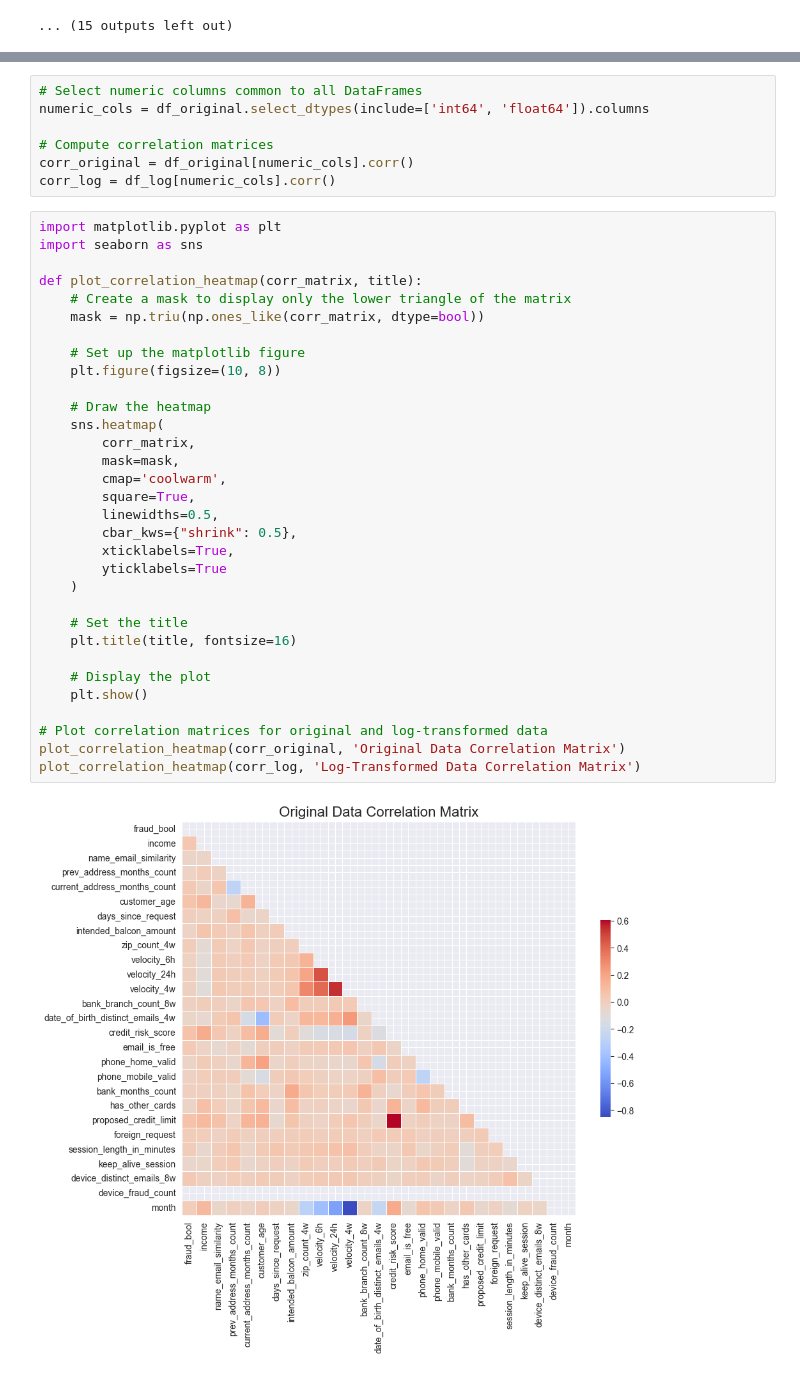
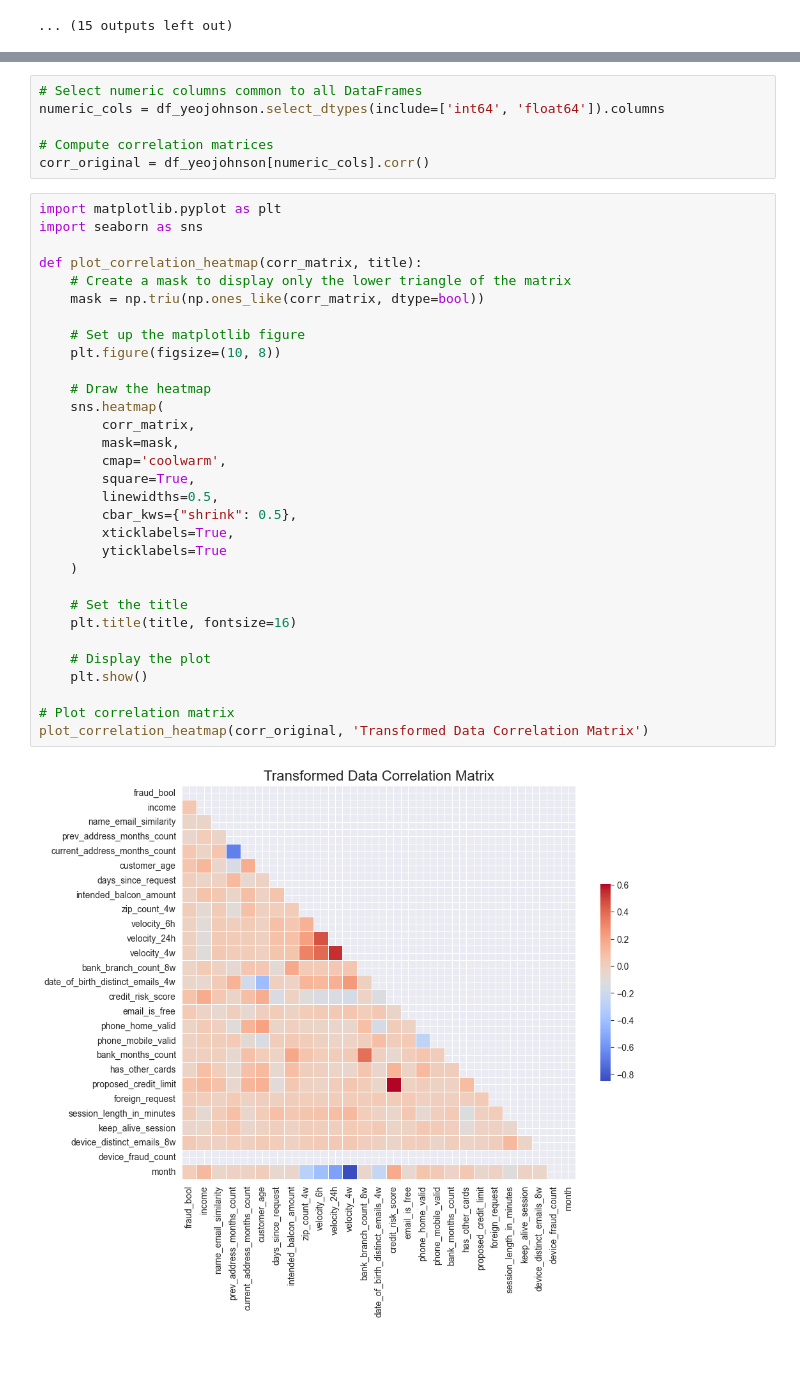
Before and after one commit to ASabale/Project-X, a Jupyter notebook: EDA/Exploratory data analysis.ipynb, the cells around one changed output, grey strips where cells are left out. Drawn from its saved outputs; the diff is of its cells as text.

Commit message:
changed from log to yeo-johnson transform to take care of negative values and keep transformation stable in real time

```diff
--- a/EDA/Exploratory data analysis.ipynb
+++ b/EDA/Exploratory data analysis.ipynb
@@ -248,41 +196,39 @@ Log-transformed shape: (1000000, 32)
 # %%
 # Select numeric columns common to all DataFrames
-numeric_cols = df_original.select_dtypes(include=['int64', 'float64']).columns
+numeric_cols = df_yeojohnson.select_dtypes(include=['int64', 'float64']).columns
 
 # Compute correlation matrices
-corr_original = df_original[numeric_cols].corr()
-corr_log = df_log[numeric_cols].corr()
+corr_original = df_yeojohnson[numeric_cols].corr()
 # %%
 import matplotlib.pyplot as plt
 import seaborn as sns
 
 def plot_correlation_heatmap(corr_matrix, title):
     # Create a mask to display only the lower triangle of the matrix
     mask = np.triu(np.ones_like(corr_matrix, dtype=bool))
 
     # Set up the matplotlib figure
     plt.figure(figsize=(10, 8))
 
     # Draw the heatmap
     sns.heatmap(
         corr_matrix,
         mask=mask,
         cmap='coolwarm',
         square=True,
         linewidths=0.5,
         cbar_kws={"shrink": 0.5},
         xticklabels=True,
         yticklabels=True
     )
 
     # Set the title
     plt.title(title, fontsize=16)
 
     # Display the plot
     plt.show()
 
-# Plot correlation matrices for original and log-transformed data
-plot_correlation_heatmap(corr_original, 'Original Data Correlation Matrix')
-plot_correlation_heatmap(corr_log, 'Log-Transformed Data Correlation Matrix')
+# Plot correlation matrix
+plot_correlation_heatmap(corr_original, 'Transformed Data Correlation Matrix')
 # %% [output]
-[figure, old version]
+[figure, new version]
```
Also changed, not shown: parts of 10 cells of this notebook, 1 other file.
